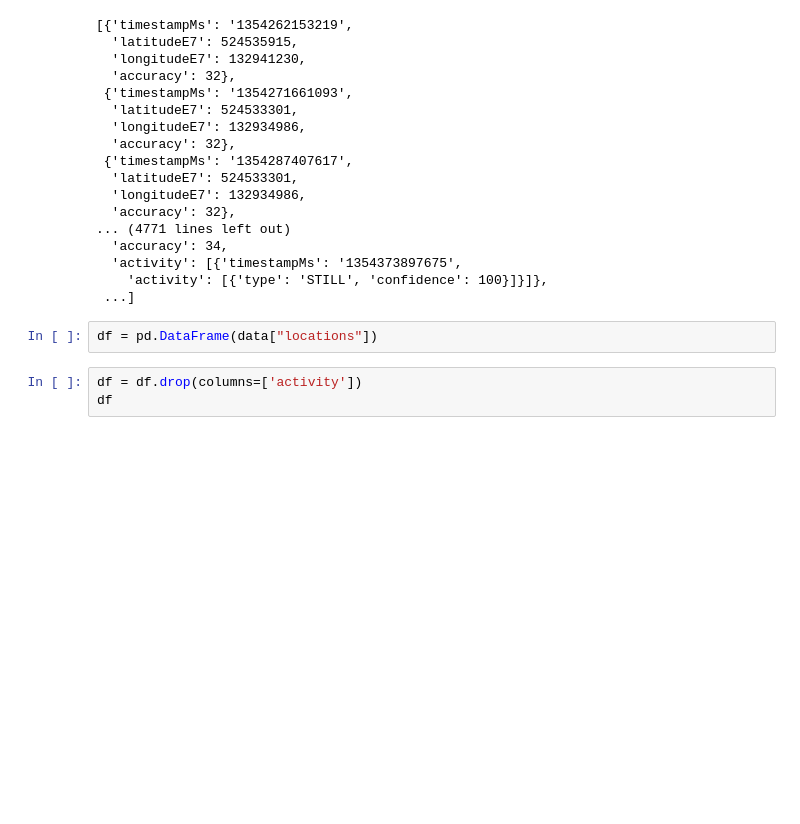
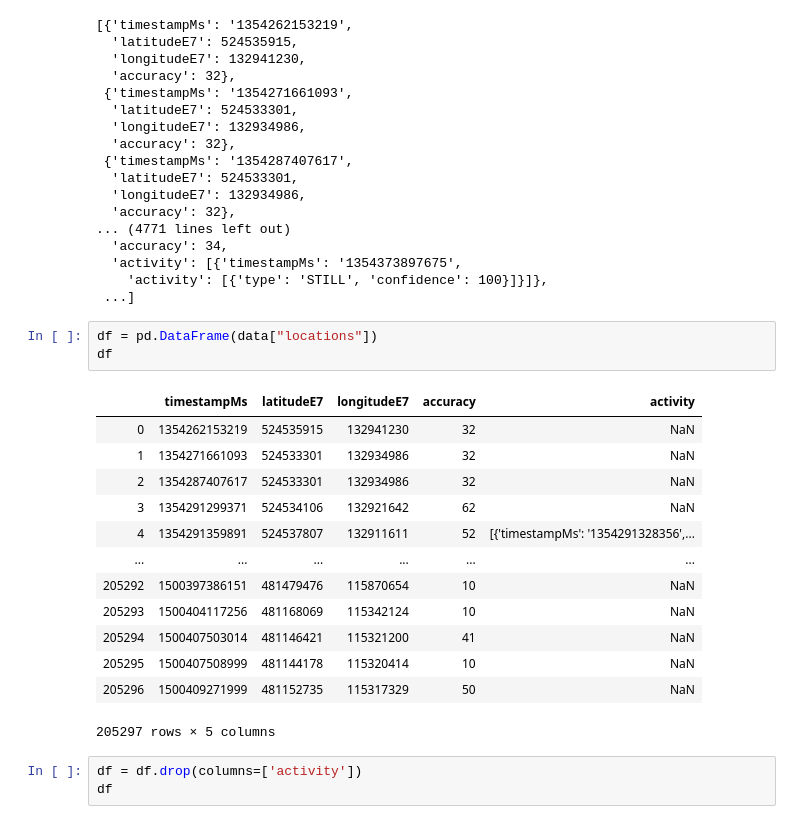
Before and after one commit to castillogo/Geo_heatmap, a Jupyter notebook: geo_heatmap_jupyter_JuanCastillo_runned.ipynb, the cells around one changed output. Drawn from its saved outputs; the diff is of its cells as text; blank space fills up the shorter version.

```diff
--- a/geo_heatmap_jupyter_JuanCastillo_runned.ipynb
+++ b/geo_heatmap_jupyter_JuanCastillo_runned.ipynb
@@ -63,6 +62,21 @@ data["locations"]
  ...]
 # %%
 df = pd.DataFrame(data["locations"])
+df
+# %% [output]
+|  | timestampMs | latitudeE7 | longitudeE7 | accuracy | activity |
+| 0 | 1354262153219 | 524535915 | 132941230 | 32 | NaN |
+| 1 | 1354271661093 | 524533301 | 132934986 | 32 | NaN |
+| 2 | 1354287407617 | 524533301 | 132934986 | 32 | NaN |
+| 3 | 1354291299371 | 524534106 | 132921642 | 62 | NaN |
+| 4 | 1354291359891 | 524537807 | 132911611 | 52 | [{'timestampMs': '1354291328356',... |
+| ... | ... | ... | ... | ... | ... |
+| 205292 | 1500397386151 | 481479476 | 115870654 | 10 | NaN |
+| 205293 | 1500404117256 | 481168069 | 115342124 | 10 | NaN |
+| 205294 | 1500407503014 | 481146421 | 115321200 | 41 | NaN |
+| 205295 | 1500407508999 | 481144178 | 115320414 | 10 | NaN |
+| 205296 | 1500409271999 | 481152735 | 115317329 | 50 | NaN |
+205297 rows × 5 columns
 # %%
 df = df.drop(columns=['activity'])
 df
```
Also changed, not shown: parts of 14 cells of this notebook, 3 other files.
